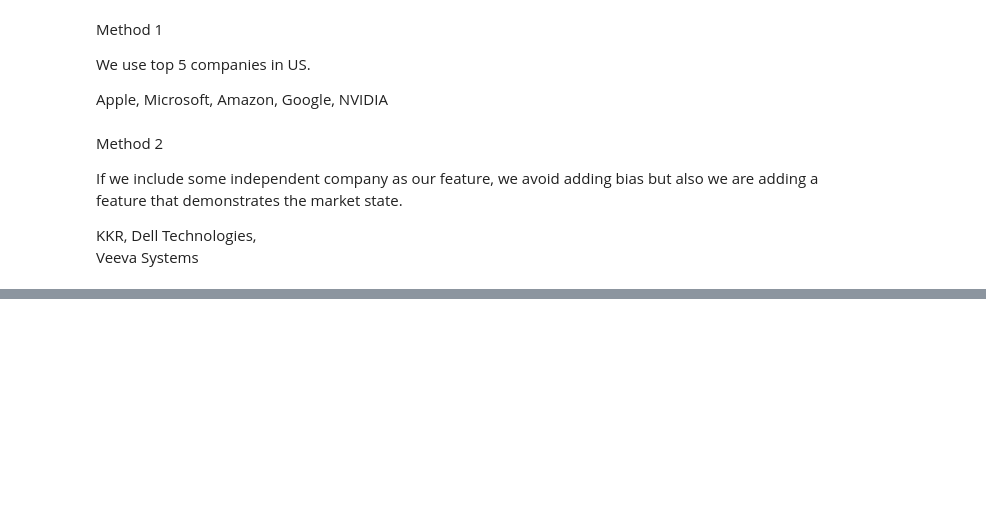
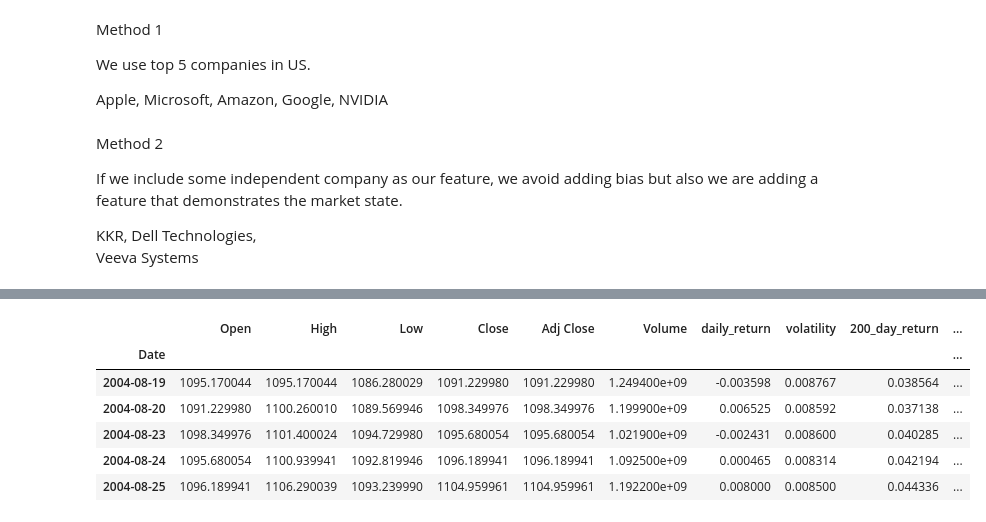
Before and after one commit to ACM40960/project-QianSandeep, a Jupyter notebook: Project/Machine Learning.ipynb, the cells around one changed output, grey strips where cells are left out. Drawn from its saved outputs; the diff is of its cells as text; code cells hidden in the pictures; blank space fills up the shorter version.

Commit message:
Add different companies

```diff
--- a/Project/Machine Learning.ipynb
+++ b/Project/Machine Learning.ipynb
@@ -81,0 +93,18 @@ Veeva Systems
+# %%
+#notice the Close range for differ stocks
+# google has data only from 2004-08-19
+
+tickers = ['AAPL', 'MSFT', 'AMZN', 'GOOGL', 'NVDA']
+
+# Dictionary to store close price dataframes
+close_prices = {}
+
+# Fetch historical data for each ticker and extract the close prices
+for ticker in tickers:
+    stock = yf.Ticker(ticker)
+    data = stock.history(start='2004-08-19', end='2024-01-01')
+    close_prices[ticker] = data[['Close']].rename(columns={'Close': ticker})
+
+# Combine all close price dataframes into a single dataframe
+combined_close_prices = pd.concat(close_prices.values(), axis=1)
+combined_close_prices.head()
@@ -81,0 +119,16 @@ Veeva Systems
+# %%
+#change the date index of combined_close_prices to timezone-naive
+combined_close_prices.index = combined_close_prices.index.tz_localize(None)
+merged_data = merged_data.loc['2004-08-19':]
+
+final_data = merged_data.join(combined_close_prices, how='inner')
+
+final_data.head()
+# %% [output]
+|  | Open | High | Low | Close | Adj Close | Volume | daily_return | volatility | 200_day_return | ... |
+| Date |  |  |  |  |  |  |  |  |  | ... |
+| 2004-08-19 | 1095.170044 | 1095.170044 | 1086.280029 | 1091.229980 | 1091.229980 | 1.249400e+09 | -0.003598 | 0.008767 | 0.038564 | ... |
+| 2004-08-20 | 1091.229980 | 1100.260010 | 1089.569946 | 1098.349976 | 1098.349976 | 1.199900e+09 | 0.006525 | 0.008592 | 0.037138 | ... |
+| 2004-08-23 | 1098.349976 | 1101.400024 | 1094.729980 | 1095.680054 | 1095.680054 | 1.021900e+09 | -0.002431 | 0.008600 | 0.040285 | ... |
+| 2004-08-24 | 1095.680054 | 1100.939941 | 1092.819946 | 1096.189941 | 1096.189941 | 1.092500e+09 | 0.000465 | 0.008314 | 0.042194 | ... |
+| 2004-08-25 | 1096.189941 | 1106.290039 | 1093.239990 | 1104.959961 | 1104.959961 | 1.192200e+09 | 0.008000 | 0.008500 | 0.044336 | ... |
```
Also changed, not shown: parts of 11 cells of this notebook.
